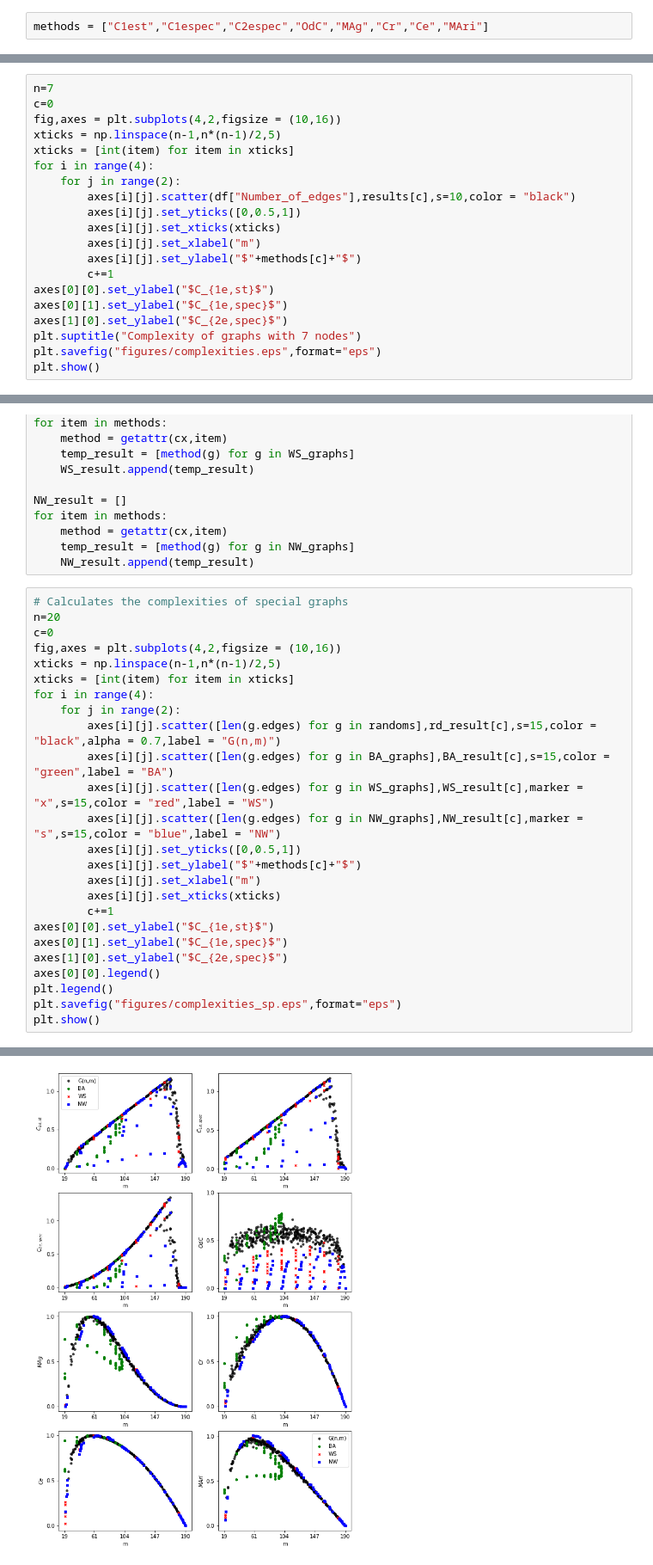
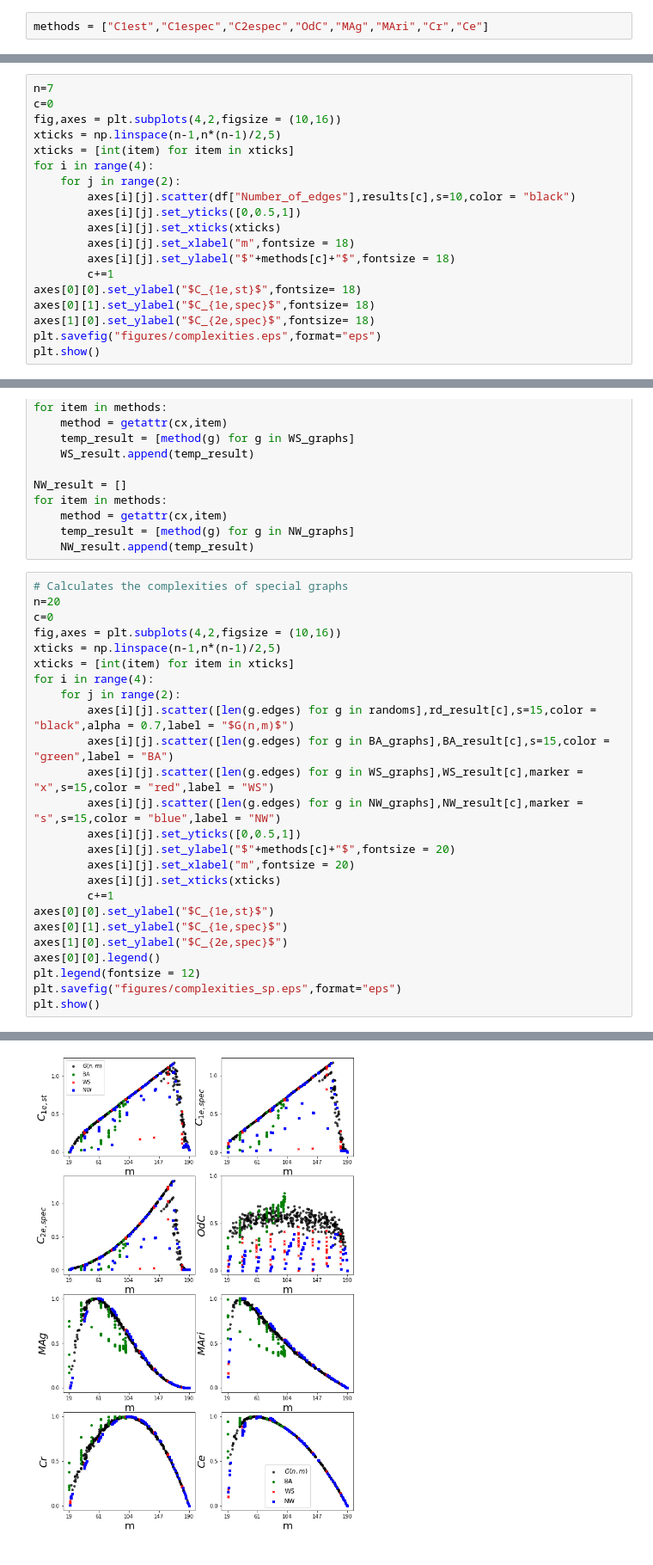
Before and after one commit to yipeizhao/Project, a Jupyter notebook: Sum.ipynb, the cells around one changed output, grey strips where cells are left out. Shown at 86% size. Cells and saved outputs as stored; diff of their text form.

```diff
--- a/Sum.ipynb
+++ b/Sum.ipynb
@@ -7,7 +7,7 @@ import numpy as np
 import matplotlib as mpl
 from math import log
 # %%
-methods = ["C1est","C1espec","C2espec","OdC","MAg","Cr","Ce","MAri"]
+methods = ["C1est","C1espec","C2espec","OdC","MAg","MAri","Cr","Ce"]
 # %%
 #Generates random graphs and data
 n=7
@@ -30,13 +30,12 @@ for i in range(4):
         axes[i][j].scatter(df["Number_of_edges"],results[c],s=10,color = "black")
         axes[i][j].set_yticks([0,0.5,1])
         axes[i][j].set_xticks(xticks)
-        axes[i][j].set_xlabel("m")
-        axes[i][j].set_ylabel("$"+methods[c]+"$")
+        axes[i][j].set_xlabel("m",fontsize = 18)
+        axes[i][j].set_ylabel("$"+methods[c]+"$",fontsize = 18)
         c+=1
-axes[0][0].set_ylabel("$C_{1e,st}$")
-axes[0][1].set_ylabel("$C_{1e,spec}$")
-axes[1][0].set_ylabel("$C_{2e,spec}$")
-plt.suptitle("Complexity of graphs with 7 nodes")
+axes[0][0].set_ylabel("$C_{1e,st}$",fontsize= 18)
+axes[0][1].set_ylabel("$C_{1e,spec}$",fontsize= 18)
+axes[1][0].set_ylabel("$C_{2e,spec}$",fontsize= 18)
 plt.savefig("figures/complexities.eps",format="eps")
 plt.show()
 # %% [output]
@@ -119,40 +122,40 @@ xticks = np.linspace(n-1,n*(n-1)/2,5)
 xticks = [int(item) for item in xticks]
 for i in range(4):
     for j in range(2):
-        axes[i][j].scatter([len(g.edges) for g in randoms],rd_result[c],s=15,color = "black",alpha = 0.7,label = "G(n,m)")
+        axes[i][j].scatter([len(g.edges) for g in randoms],rd_result[c],s=15,color = "black",alpha = 0.7,label = "$G(n,m)$")
         axes[i][j].scatter([len(g.edges) for g in BA_graphs],BA_result[c],s=15,color = "green",label = "BA")
         axes[i][j].scatter([len(g.edges) for g in WS_graphs],WS_result[c],marker = "x",s=15,color = "red",label = "WS")
         axes[i][j].scatter([len(g.edges) for g in NW_graphs],NW_result[c],marker = "s",s=15,color = "blue",label = "NW")
         axes[i][j].set_yticks([0,0.5,1])
-        axes[i][j].set_ylabel("$"+methods[c]+"$")
-        axes[i][j].set_xlabel("m")
+        axes[i][j].set_ylabel("$"+methods[c]+"$",fontsize = 20)
+        axes[i][j].set_xlabel("m",fontsize = 20)
         axes[i][j].set_xticks(xticks)
         c+=1
 axes[0][0].set_ylabel("$C_{1e,st}$")
 axes[0][1].set_ylabel("$C_{1e,spec}$")
 axes[1][0].set_ylabel("$C_{2e,spec}$")
 axes[0][0].legend()
-plt.legend()
+plt.legend(fontsize = 12)
 plt.savefig("figures/complexities_sp.eps",format="eps")
 plt.show()
 # %% [output]
 The PostScript backend does not support transparency; partially transparent artists will be rendered opaque.
 The PostScript backend does not support transparency; partially transparent artists will be rendered opaque.
 The PostScript backend does not support transparency; partially transparent artists will be rendered opaque.
 The PostScript backend does not support transparency; partially transparent artists will be rendered opaque.
 The PostScript backend does not support transparency; partially transparent artists will be rendered opaque.
 The PostScript backend does not support transparency; partially transparent artists will be rendered opaque.
 The PostScript backend does not support transparency; partially transparent artists will be rendered opaque.
 The PostScript backend does not support transparency; partially transparent artists will be rendered opaque.
 The PostScript backend does not support transparency; partially transparent artists will be rendered opaque.
 The PostScript backend does not support transparency; partially transparent artists will be rendered opaque.
 The PostScript backend does not support transparency; partially transparent artists will be rendered opaque.
 The PostScript backend does not support transparency; partially transparent artists will be rendered opaque.
 ... (18 lines left out)
 The PostScript backend does not support transparency; partially transparent artists will be rendered opaque.
 The PostScript backend does not support transparency; partially transparent artists will be rendered opaque.
 The PostScript backend does not support transparency; partially transparent artists will be rendered opaque.
 The PostScript backend does not support transparency; partially transparent artists will be rendered opaque.
-[figure, old version]
+[figure, new version]
 # %%
 #Analyse Complement graphs complexity
```
Also changed, not shown: parts of 8 cells of this notebook, 53 other files.
